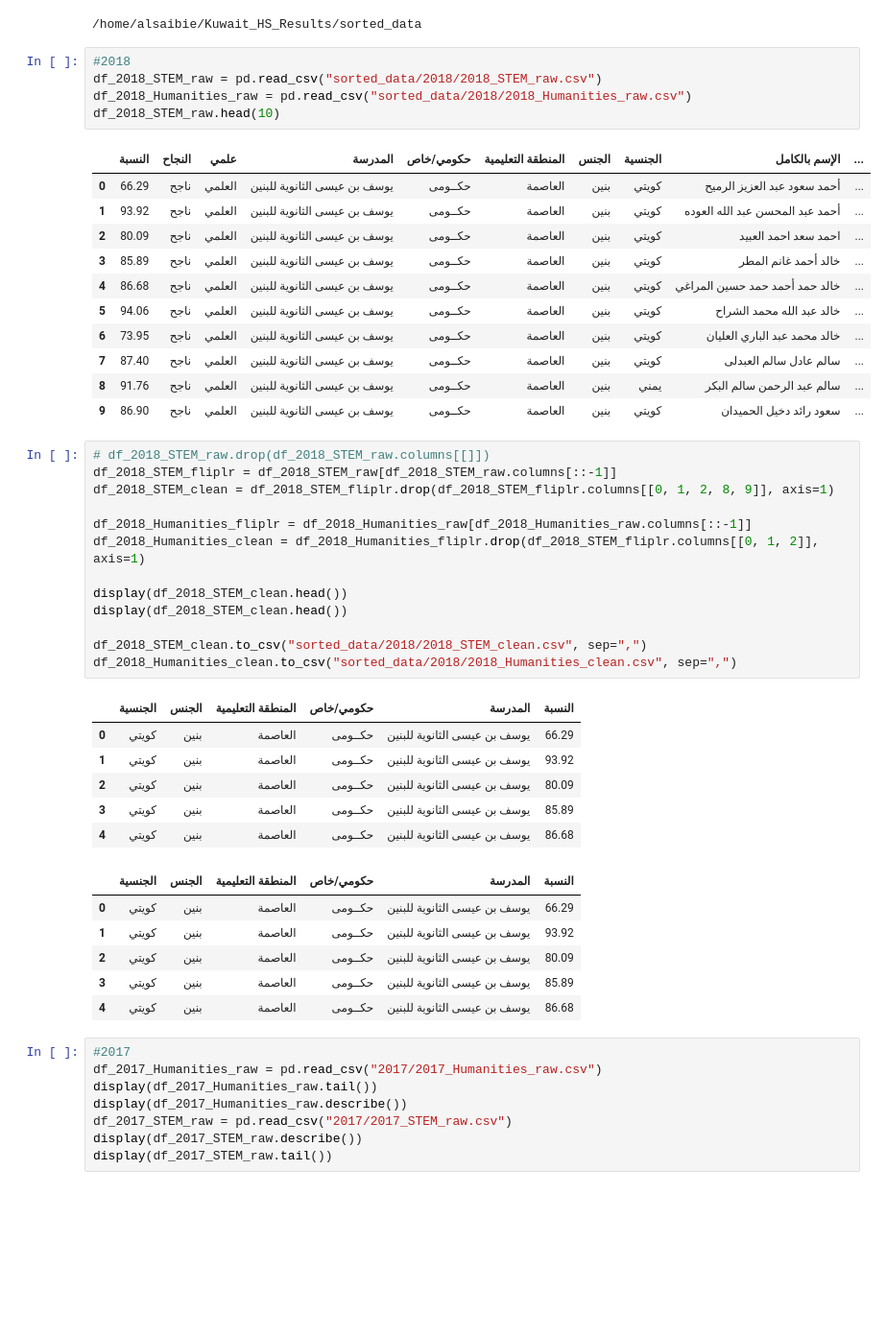
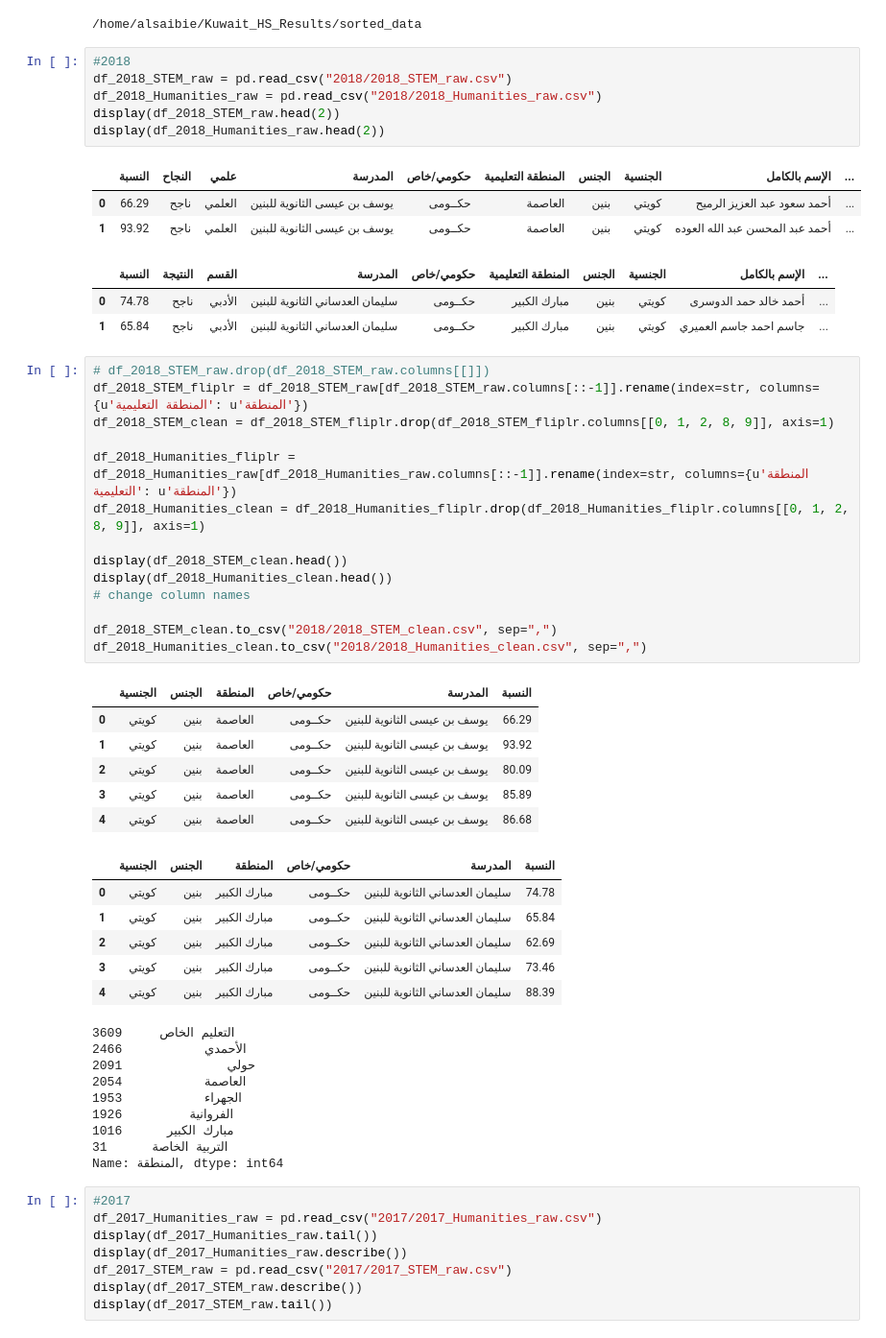
Before and after one commit to alsaibie/KuwaitEDUStats, a Jupyter notebook: sorted_data/DataCleaning.ipynb, the cells around one changed output. Shown at 96% size. Saved outputs shown, nothing was run; the diff lists cells and outputs as text; blank space fills up the shorter version.

```diff
--- a/sorted_data/DataCleaning.ipynb
+++ b/sorted_data/DataCleaning.ipynb
@@ -7,47 +7,53 @@ print(os.getcwd())
 /home/alsaibie/Kuwait_HS_Results/sorted_data
 # %%
 #2018
-df_2018_STEM_raw = pd.read_csv("sorted_data/2018/2018_STEM_raw.csv")
-df_2018_Humanities_raw = pd.read_csv("sorted_data/2018/2018_Humanities_raw.csv")
-df_2018_STEM_raw.head(10)
+df_2018_STEM_raw = pd.read_csv("2018/2018_STEM_raw.csv")
+df_2018_Humanities_raw = pd.read_csv("2018/2018_Humanities_raw.csv")
+display(df_2018_STEM_raw.head(2))
+display(df_2018_Humanities_raw.head(2))
 # %% [output]
 |  | النسبة | النجاح | علمي | المدرسة | حكومي/خاص | المنطقة التعليمية | الجنس | الجنسية | الإسم بالكامل | ... |
 | 0 | 66.29 | ناجح | العلمي | يوسف بن عيسى الثانوية للبنين | حكــومى | العاصمة | بنين | كويتي | أحمد سعود عبد العزيز الرميح | ... |
 | 1 | 93.92 | ناجح | العلمي | يوسف بن عيسى الثانوية للبنين | حكــومى | العاصمة | بنين | كويتي | أحمد عبد المحسن عبد الله العوده | ... |
-| 2 | 80.09 | ناجح | العلمي | يوسف بن عيسى الثانوية للبنين | حكــومى | العاصمة | بنين | كويتي | احمد سعد احمد العبيد | ... |
-| 3 | 85.89 | ناجح | العلمي | يوسف بن عيسى الثانوية للبنين | حكــومى | العاصمة | بنين | كويتي | خالد أحمد غانم المطر | ... |
-| 4 | 86.68 | ناجح | العلمي | يوسف بن عيسى الثانوية للبنين | حكــومى | العاصمة | بنين | كويتي | خالد حمد أحمد حمد حسين المراغي | ... |
-| 5 | 94.06 | ناجح | العلمي | يوسف بن عيسى الثانوية للبنين | حكــومى | العاصمة | بنين | كويتي | خالد عبد الله محمد الشراح | ... |
-| 6 | 73.95 | ناجح | العلمي | يوسف بن عيسى الثانوية للبنين | حكــومى | العاصمة | بنين | كويتي | خالد محمد عبد الباري العليان | ... |
-| 7 | 87.40 | ناجح | العلمي | يوسف بن عيسى الثانوية للبنين | حكــومى | العاصمة | بنين | كويتي | سالم عادل سالم العبدلى | ... |
-| 8 | 91.76 | ناجح | العلمي | يوسف بن عيسى الثانوية للبنين | حكــومى | العاصمة | بنين | يمني | سالم عبد الرحمن سالم البكر | ... |
-| 9 | 86.90 | ناجح | العلمي | يوسف بن عيسى الثانوية للبنين | حكــومى | العاصمة | بنين | كويتي | سعود رائد دخيل الحميدان | ... |
+|  | النسبة | النتيجة | القسم | المدرسة | حكومي/خاص | المنطقة التعليمية | الجنس | الجنسية | الإسم بالكامل | ... |
+| 0 | 74.78 | ناجح | الأدبي | سليمان العدساني الثانوية للبنين | حكــومى | مبارك الكبير | بنين | كويتي | أحمد خالد حمد الدوسرى | ... |
+| 1 | 65.84 | ناجح | الأدبي | سليمان العدساني الثانوية للبنين | حكــومى | مبارك الكبير | بنين | كويتي | جاسم احمد جاسم العميري | ... |
 # %%
 # df_2018_STEM_raw.drop(df_2018_STEM_raw.columns[[]])
-df_2018_STEM_fliplr = df_2018_STEM_raw[df_2018_STEM_raw.columns[::-1]]
+df_2018_STEM_fliplr = df_2018_STEM_raw[df_2018_STEM_raw.columns[::-1]].rename(index=str, columns={u'المنطقة التعليمية': u'المنطقة'})
 df_2018_STEM_clean = df_2018_STEM_fliplr.drop(df_2018_STEM_fliplr.columns[[0, 1, 2, 8, 9]], axis=1)
 
-df_2018_Humanities_fliplr = df_2018_Humanities_raw[df_2018_Humanities_raw.columns[::-1]]
-df_2018_Humanities_clean = df_2018_Humanities_fliplr.drop(df_2018_STEM_fliplr.columns[[0, 1, 2]], axis=1)
+df_2018_Humanities_fliplr = df_2018_Humanities_raw[df_2018_Humanities_raw.columns[::-1]].rename(index=str, columns={u'المنطقة التعليمية': u'المنطقة'})
+df_2018_Humanities_clean = df_2018_Humanities_fliplr.drop(df_2018_Humanities_fliplr.columns[[0, 1, 2, 8, 9]], axis=1)
 
 display(df_2018_STEM_clean.head())
-display(df_2018_STEM_clean.head())
+display(df_2018_Humanities_clean.head())
+# change column names
 
-df_2018_STEM_clean.to_csv("sorted_data/2018/2018_STEM_clean.csv", sep=",")
-df_2018_Humanities_clean.to_csv("sorted_data/2018/2018_Humanities_clean.csv", sep=",")
+df_2018_STEM_clean.to_csv("2018/2018_STEM_clean.csv", sep=",")
+df_2018_Humanities_clean.to_csv("2018/2018_Humanities_clean.csv", sep=",")
 # %% [output]
-|  | الجنسية | الجنس | المنطقة التعليمية | حكومي/خاص | المدرسة | النسبة |
+|  | الجنسية | الجنس | المنطقة | حكومي/خاص | المدرسة | النسبة |
 | 0 | كويتي | بنين | العاصمة | حكــومى | يوسف بن عيسى الثانوية للبنين | 66.29 |
 | 1 | كويتي | بنين | العاصمة | حكــومى | يوسف بن عيسى الثانوية للبنين | 93.92 |
 | 2 | كويتي | بنين | العاصمة | حكــومى | يوسف بن عيسى الثانوية للبنين | 80.09 |
 | 3 | كويتي | بنين | العاصمة | حكــومى | يوسف بن عيسى الثانوية للبنين | 85.89 |
 | 4 | كويتي | بنين | العاصمة | حكــومى | يوسف بن عيسى الثانوية للبنين | 86.68 |
-|  | الجنسية | الجنس | المنطقة التعليمية | حكومي/خاص | المدرسة | النسبة |
-| 0 | كويتي | بنين | العاصمة | حكــومى | يوسف بن عيسى الثانوية للبنين | 66.29 |
-| 1 | كويتي | بنين | العاصمة | حكــومى | يوسف بن عيسى الثانوية للبنين | 93.92 |
-| 2 | كويتي | بنين | العاصمة | حكــومى | يوسف بن عيسى الثانوية للبنين | 80.09 |
-| 3 | كويتي | بنين | العاصمة | حكــومى | يوسف بن عيسى الثانوية للبنين | 85.89 |
-| 4 | كويتي | بنين | العاصمة | حكــومى | يوسف بن عيسى الثانوية للبنين | 86.68 |
+|  | الجنسية | الجنس | المنطقة | حكومي/خاص | المدرسة | النسبة |
+| 0 | كويتي | بنين | مبارك الكبير | حكــومى | سليمان العدساني الثانوية للبنين | 74.78 |
+| 1 | كويتي | بنين | مبارك الكبير | حكــومى | سليمان العدساني الثانوية للبنين | 65.84 |
+| 2 | كويتي | بنين | مبارك الكبير | حكــومى | سليمان العدساني الثانوية للبنين | 62.69 |
+| 3 | كويتي | بنين | مبارك الكبير | حكــومى | سليمان العدساني الثانوية للبنين | 73.46 |
+| 4 | كويتي | بنين | مبارك الكبير | حكــومى | سليمان العدساني الثانوية للبنين | 88.39 |
+التعليم الخاص     3609
+الأحمدي           2466
+حولي              2091
+العاصمة           2054
+الجهراء           1953
+الفروانية         1926
+مبارك الكبير      1016
+التربية الخاصة      31
+Name: المنطقة, dtype: int64
 # %%
 #2017
 df_2017_Humanities_raw = pd.read_csv("2017/2017_Humanities_raw.csv")
```
Also changed, not shown: parts of 2 cells of this notebook, 30 other files.
